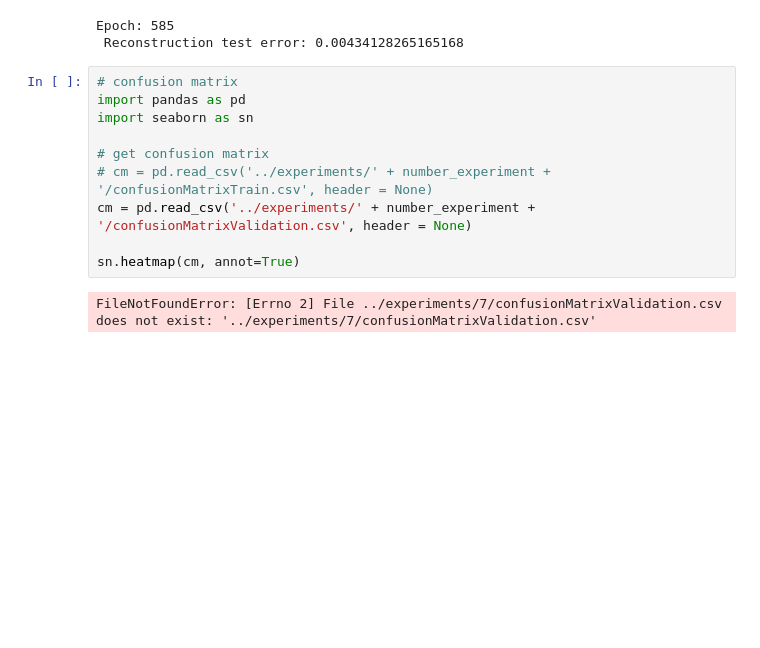
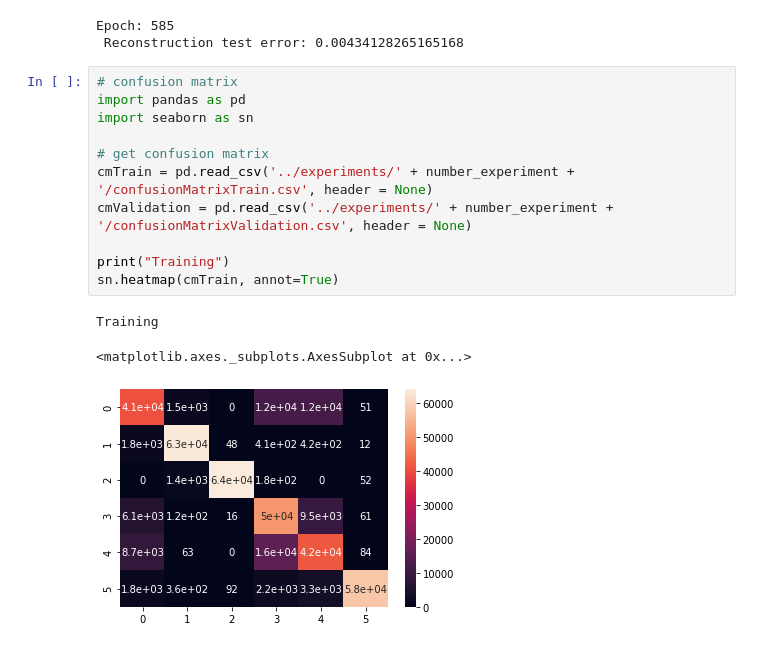
Before and after one commit to leoBravoRain/thesis, a Jupyter notebook: work/thesis/notebooks/train_classifier.ipynb, the cells around one changed output. Saved outputs shown, nothing was run; the diff lists cells and outputs as text; blank space fills up the shorter version.

```diff
--- a/work/thesis/notebooks/train_classifier.ipynb
+++ b/work/thesis/notebooks/train_classifier.ipynb
@@ -529,12 +550,15 @@ Epoch: 585
 # %%
 # confusion matrix
 import pandas as pd
 import seaborn as sn
 
 # get confusion matrix
-# cm = pd.read_csv('../experiments/' + number_experiment + '/confusionMatrixTrain.csv', header = None)
-cm = pd.read_csv('../experiments/' + number_experiment + '/confusionMatrixValidation.csv', header = None)
+cmTrain = pd.read_csv('../experiments/' + number_experiment + '/confusionMatrixTrain.csv', header = None)
+cmValidation = pd.read_csv('../experiments/' + number_experiment + '/confusionMatrixValidation.csv', header = None)
 
-sn.heatmap(cm, annot=True)
+print("Training")
+sn.heatmap(cmTrain, annot=True)
 # %% [output]
-FileNotFoundError: [Errno 2] File ../experiments/7/confusionMatrixValidation.csv does not exist: '../experiments/7/confusionMatrixValidation.csv'
+Training
+<matplotlib.axes._subplots.AxesSubplot at 0x...>
+[figure, added]
```
Also changed, not shown: parts of 5 cells of this notebook, 5 other files.
